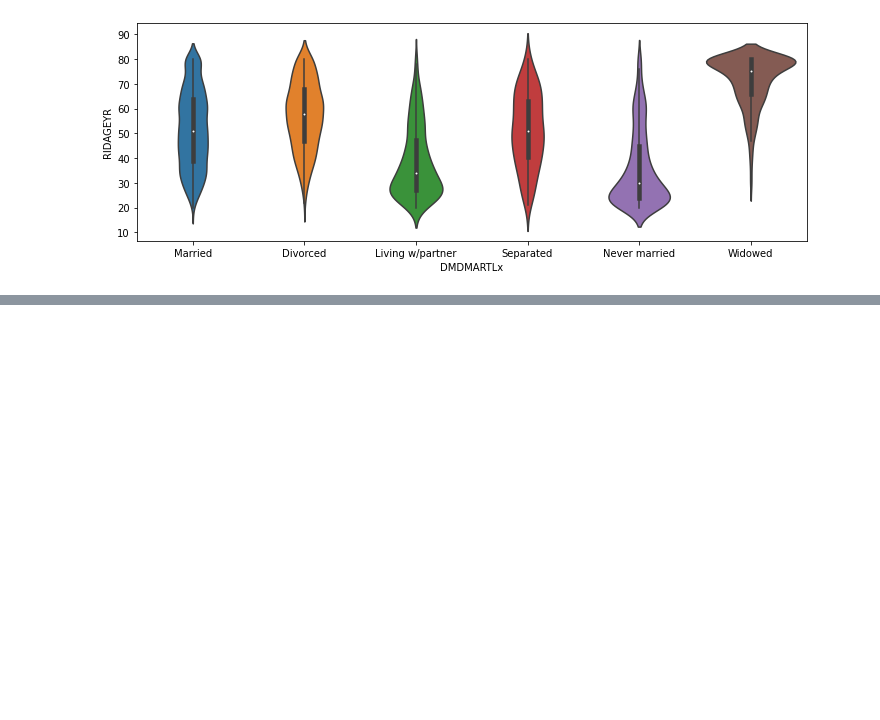
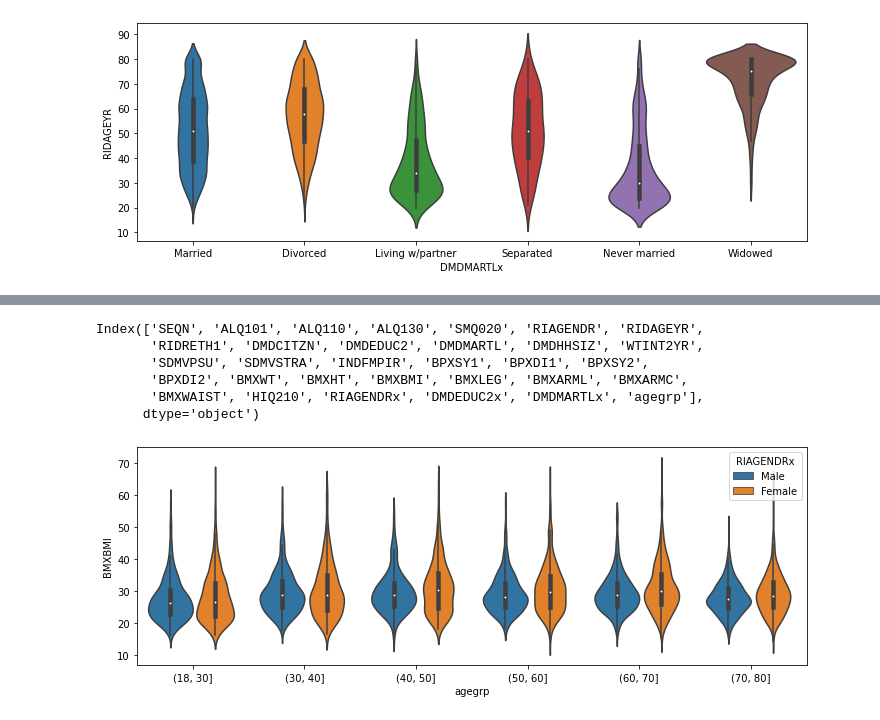
Before and after one commit to mxagar/statistics_with_python_coursera, a Jupyter notebook: 01_Visualization/lab/07_Multivariate_Analysis_NHANES_Dataset.ipynb, the cells around one changed output, grey strips where cells are left out. Saved outputs shown, nothing was run; the diff lists cells and outputs as text; code cells hidden in the pictures; blank space fills up the shorter version.

```diff
--- a/01_Visualization/lab/07_Multivariate_Analysis_NHANES_Dataset.ipynb
+++ b/01_Visualization/lab/07_Multivariate_Analysis_NHANES_Dataset.ipynb
@@ -236,0 +293,4 @@ a = sns.violinplot(x="DMDMARTLx", y="RIDAGEYR", data=db)
+# %%
+# Violin plots: distributions of BMI by of 10-year age bands and gender
+db["agegrp"] = pd.cut(db.RIDAGEYR, [18, 30, 40, 50, 60, 70, 80])
+db["agegrp"].value_counts()
@@ -236,0 +309,14 @@ a = sns.violinplot(x="DMDMARTLx", y="RIDAGEYR", data=db)
+# %%
+db.columns
+# %% [output]
+Index(['SEQN', 'ALQ101', 'ALQ110', 'ALQ130', 'SMQ020', 'RIAGENDR', 'RIDAGEYR',
+       'RIDRETH1', 'DMDCITZN', 'DMDEDUC2', 'DMDMARTL', 'DMDHHSIZ', 'WTINT2YR',
+       'SDMVPSU', 'SDMVSTRA', 'INDFMPIR', 'BPXSY1', 'BPXDI1', 'BPXSY2',
+       'BPXDI2', 'BMXWT', 'BMXHT', 'BMXBMI', 'BMXLEG', 'BMXARML', 'BMXARMC',
+       'BMXWAIST', 'HIQ210', 'RIAGENDRx', 'DMDEDUC2x', 'DMDMARTLx', 'agegrp'],
+      dtype='object')
+# %%
+plt.figure(figsize=(12, 4))
+a = sns.violinplot(x="agegrp", y="BMXBMI", data=db, hue="RIAGENDRx")
+# %% [output]
+[figure, added]
```
Also changed, not shown: parts of 12 cells of this notebook.
